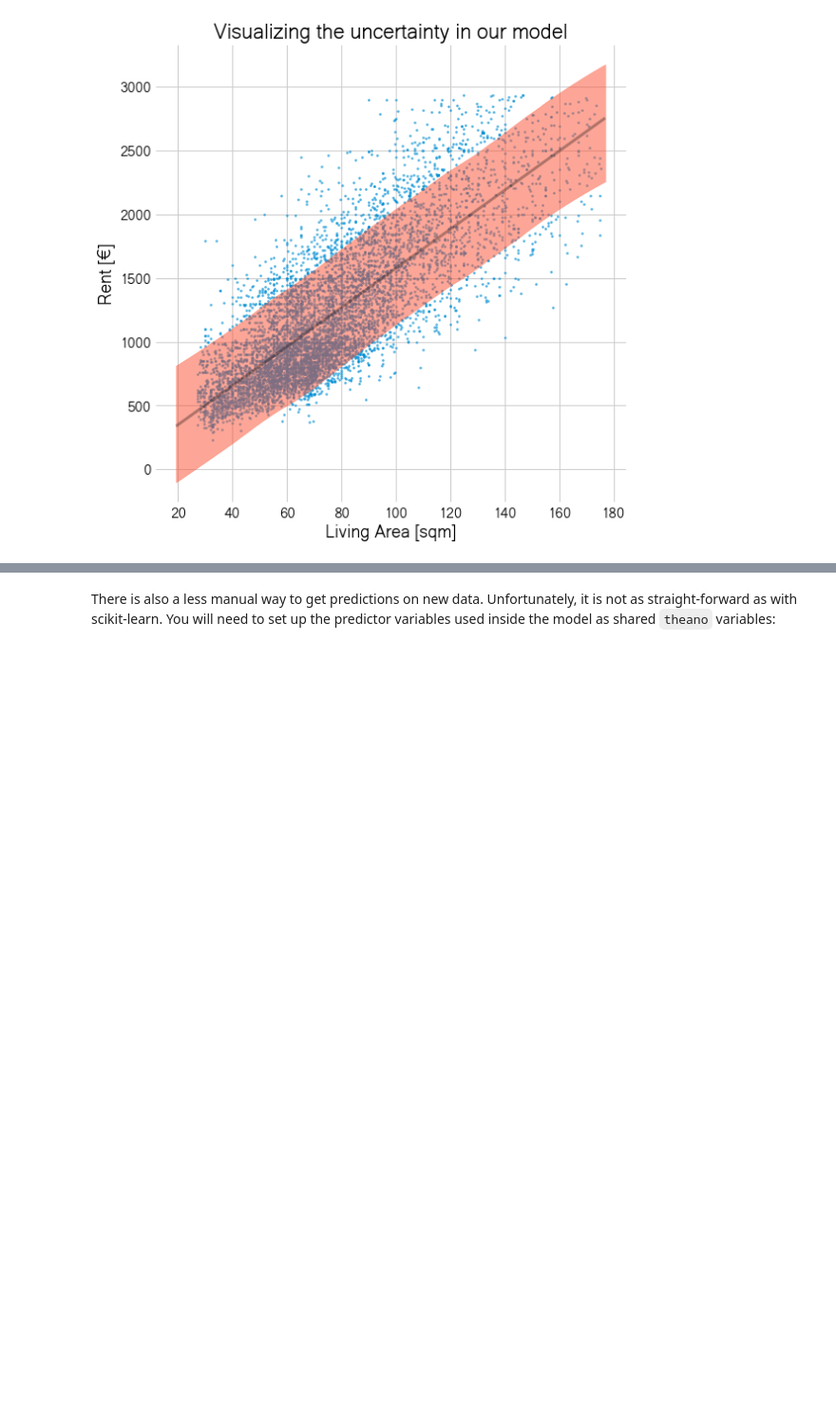
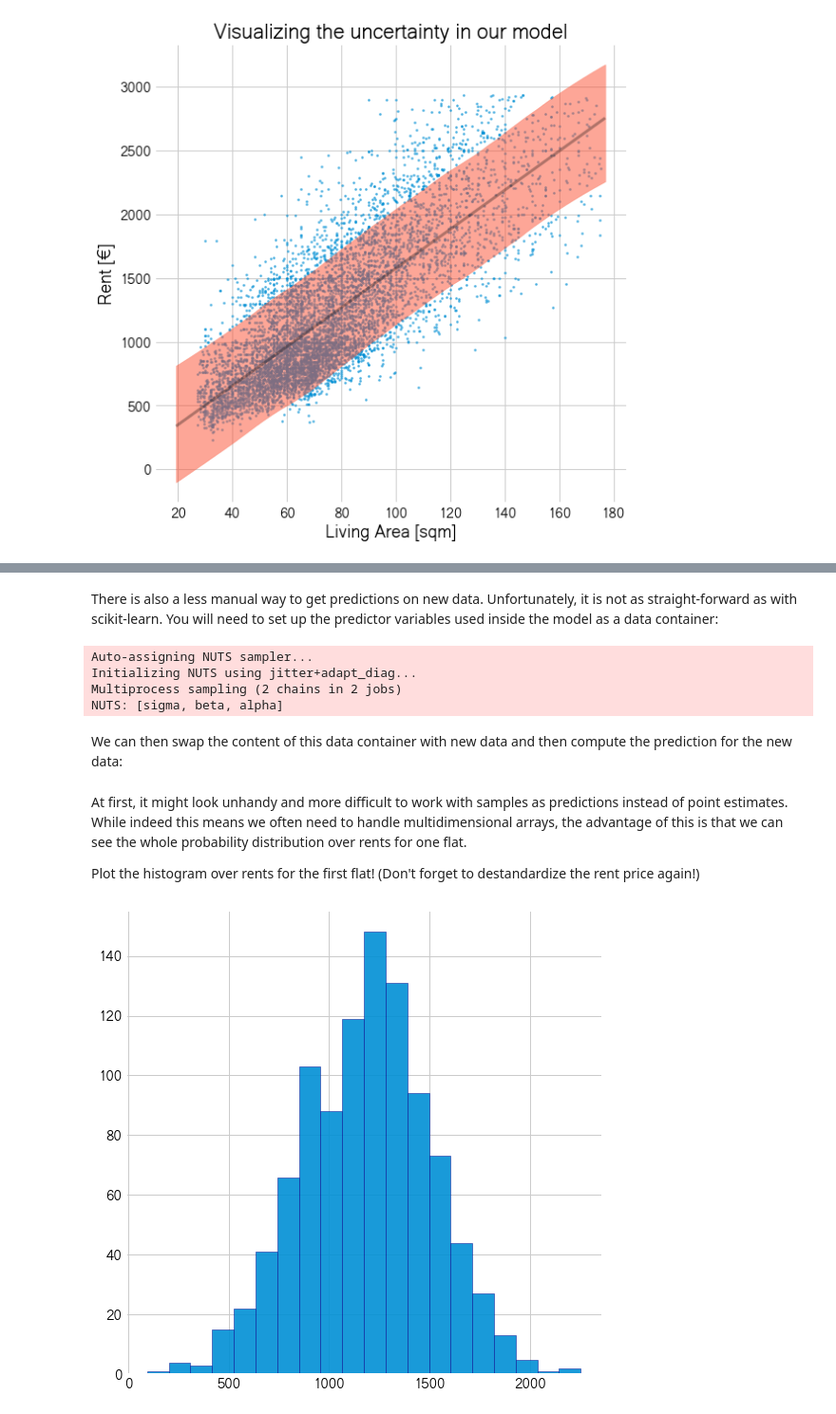
Before and after one commit to corriebar/PyLadies-Bayesian-Tutorial, a Jupyter notebook: notebooks/3_Did_it_converge.ipynb, the cells around one changed output, grey strips where cells are left out. Shown at 95% size. Drawn from its saved outputs; the diff is of its cells as text; code cells hidden in the pictures; blank space fills up the shorter version.

```diff
--- a/notebooks/3_Did_it_converge.ipynb
+++ b/notebooks/3_Did_it_converge.ipynb
@@ -171,7 +185,7 @@ area_s = np.linspace(start=-2, stop=3.5, num=50)
 mu_pred = trace['alpha'] + trace['beta'] * area_s[:,None]
 
 # destandardize area again
-area = area_s * np.std(berlin["livingSpace"]) + berlin["livingSpace"].mean()
+area = destandardize_area(area_s)
 
 plt.plot(area, mu_pred.mean(1)*100, alpha=0.3, c="k")
 plt.scatter(berlin["livingSpace"], berlin["totalRent_s"]*100, s=4, alpha=0.4)
@@ -222,4 +236,47 @@ area_of_my_own_flat = []
 # don't forget to standardize
 area_of_my_own_flat_s = ...
 # %% [markdown]
-There is also a less manual way to get predictions on new data. Unfortunately, it is not as straight-forward as with scikit-learn. You will need to set up the predictor variables used inside the model as shared `theano` variables:
+There is also a less manual way to get predictions on new data. Unfortunately, it is not as straight-forward as with scikit-learn. You will need to set up the predictor variables used inside the model as a data container:
+# %%
+with pm.Model() as mod:
+    # create data containers for predictor variable
+    area = pm.Data("area", berlin["livingSpace_s"])
+
+    # rest stays the same
+    alpha = pm.Normal("alpha", mu=0, sigma=10)
+    beta = pm.Normal("beta", mu=0, sigma=5)
+
+    sigma = pm.HalfNormal("sigma", sigma=5)
+
+    mu = alpha + beta*area
+
+    rent = pm.Normal("rent", mu=mu, sigma=sigma,
+                    observed = berlin["totalRent_s"])
+
+    trace = pm.sample(draws=1000, tune=1000)
+# %% [output]
+Auto-assigning NUTS sampler...
+Initializing NUTS using jitter+adapt_diag...
+Multiprocess sampling (2 chains in 2 jobs)
+NUTS: [sigma, beta, alpha]
+# %% [markdown]
+We can then swap the content of this data container with new data and then compute the prediction for the new data:
+# %%
+# unfortunately there is an issue that predicting a single obs
+# doesn't work correctly https://github.com/pymc-devs/pymc3/issues/3640#issuecomment-563897443
+# so just use two
+new_area = standardize_area([74, 97])
+with mod:
+    pm.set_data({"area": new_area})
+
+    post_pred = pm.sample_posterior_predictive(trace, samples=1000)
+# %% [markdown]
+At first, it might look unhandy and more difficult to work with samples as predictions instead of point estimates. While indeed this means we often need to handle multidimensional arrays, the advantage of this is that we can see the whole probability distribution over rents for one flat.
+
+Plot the histogram over rents for the first flat!
+(Don't forget to destandardize the rent price again!)
+# %%
+plt.hist(post_pred["rent"][:,0]*100, alpha=0.9, ec="darkblue", bins=20)
+plt.show()
+# %% [output]
+[figure, added]
```
Also changed, not shown: parts of 11 cells of this notebook, 5 other files.
